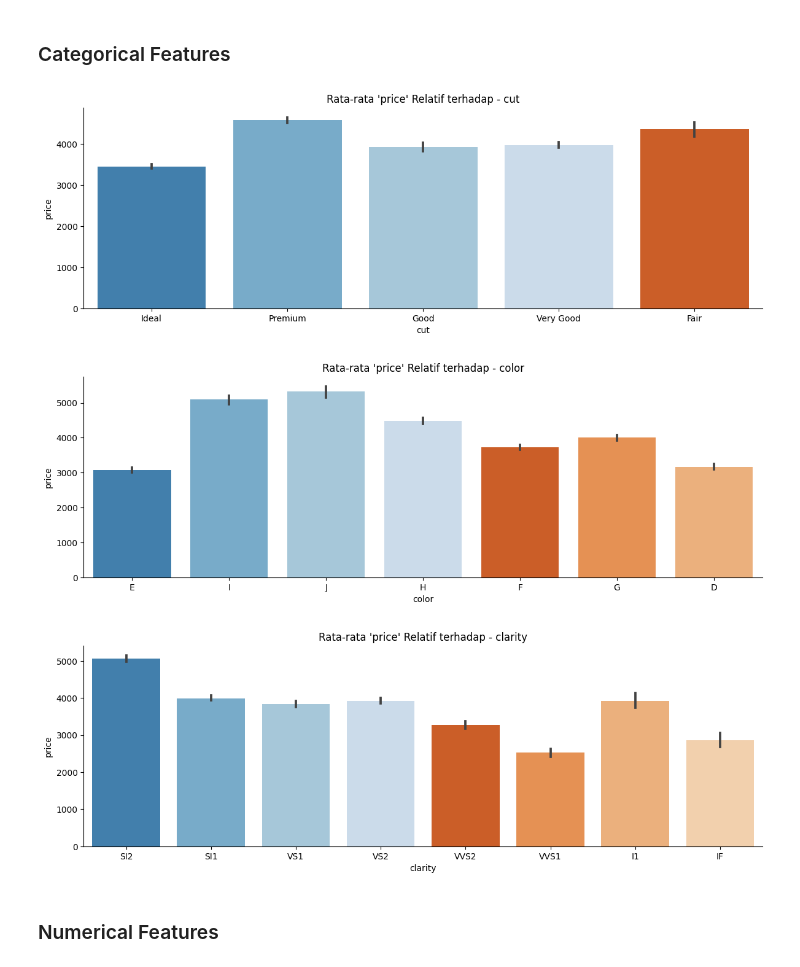
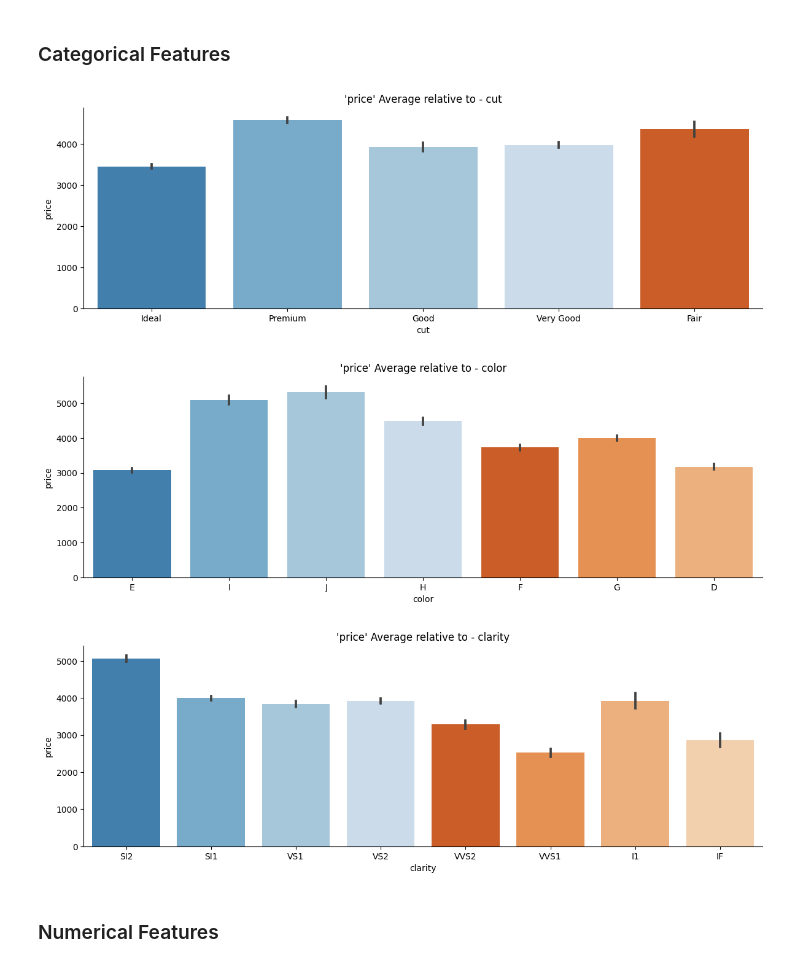
Before and after one commit to tiadwi/Data-Science-Nanodegree, a Jupyter notebook: Project1-Blog-Post/Udacity_Submission_1_Diamonds_Data.ipynb, the cells around one changed output. Drawn from its saved outputs; the diff is of its cells as text; code cells hidden in the pictures.

```diff
--- a/Project1-Blog-Post/Udacity_Submission_1_Diamonds_Data.ipynb
+++ b/Project1-Blog-Post/Udacity_Submission_1_Diamonds_Data.ipynb
@@ -180,13 +168,13 @@ Multivariate comes from the word "multi" which means many, and "variate" which m
 # %%
 cat_features = diamonds.select_dtypes(include='object').columns.to_list()
 
 for col in cat_features:
   sns.catplot(x=col, y="price", kind="bar", dodge=False, height = 4, aspect = 3,  data=diamonds, palette="tab20c")
-  plt.title("Rata-rata 'price' Relatif terhadap - {}".format(col))
+  plt.title("'price' Average relative to - {}".format(col))
 # %% [output]
-[figure, old version]
+[figure, new version]
-[figure, old version]
+[figure, new version]
-[figure, old version]
+[figure, new version]
 # %% [markdown]
 ### Numerical Features
 # %%
```
Also changed, not shown: parts of 17 cells of this notebook.
